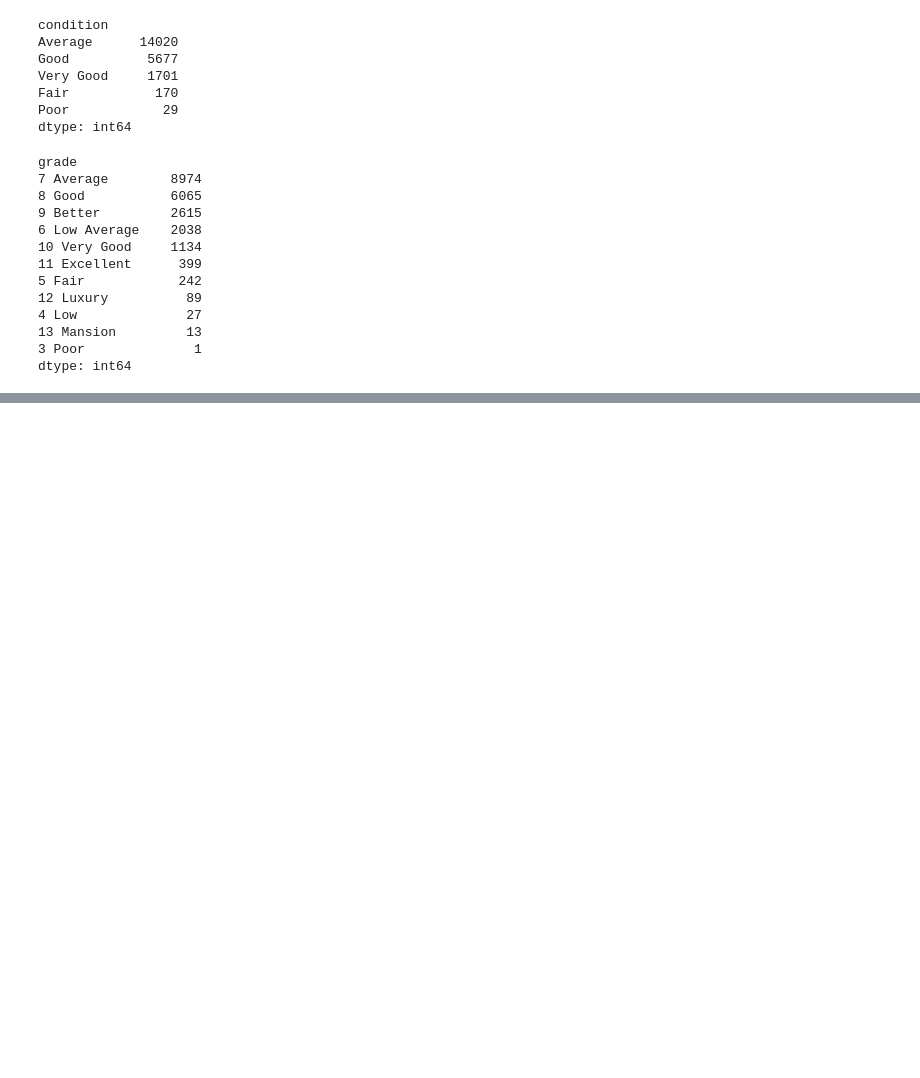
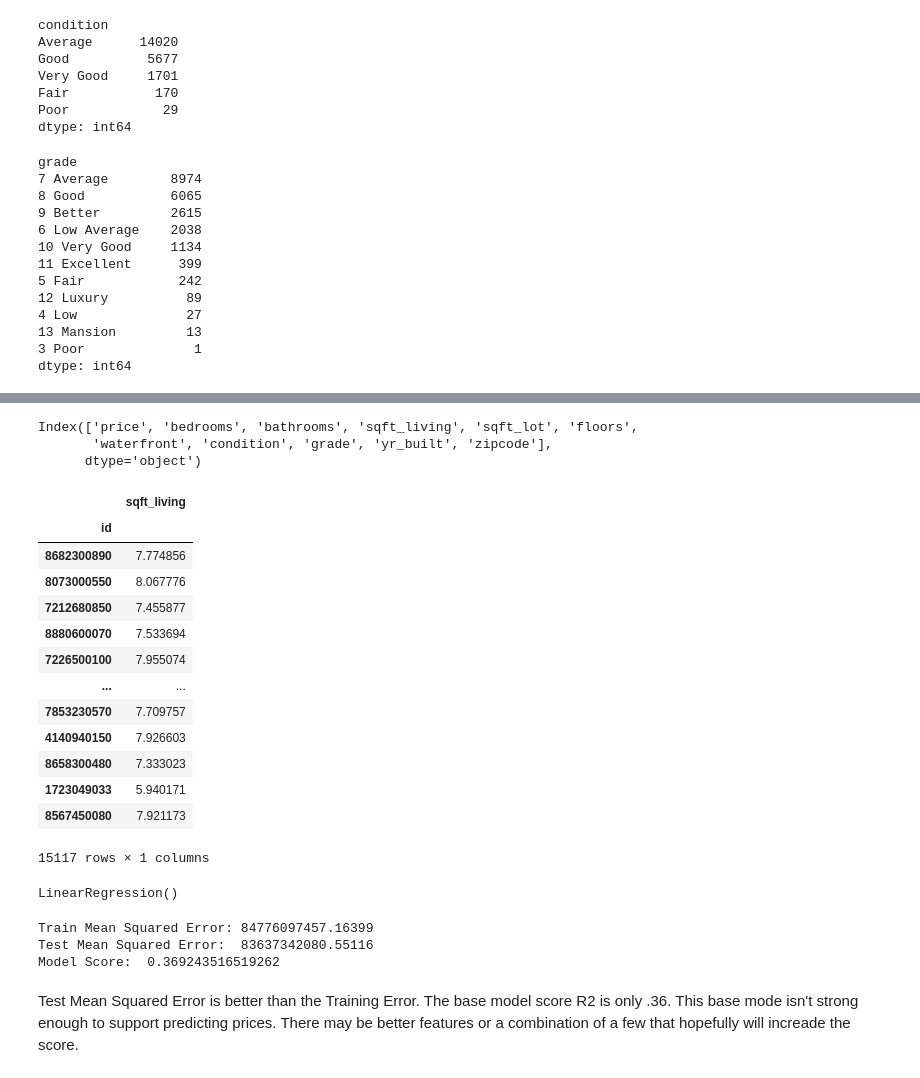
Before and after one commit to Dmvinedata/dsc-phase-2-project-v2-3, a Jupyter notebook: student.ipynb, the cells around one changed output, grey strips where cells are left out. Drawn from its saved outputs; the diff is of its cells as text; code cells hidden in the pictures; blank space fills up the shorter version.

```diff
--- a/student.ipynb
+++ b/student.ipynb
@@ -167,0 +266,13 @@ kc_df.duplicated().sum()
+# %%
+kc_df.columns
+#continous = ["price", "bedrooms", "bathrooms", "sqft_living", "sqft_lot", "floors"]
+#categorical = ["water"]
+# %% [output]
+Index(['price', 'bedrooms', 'bathrooms', 'sqft_living', 'sqft_lot', 'floors',
+       'waterfront', 'condition', 'grade', 'yr_built', 'zipcode'],
+      dtype='object')
+# %%
+#Reshape training data
+X_train[most_correlated_feature]
+X_array = np.array(X_train[most_correlated_feature])
+newarr = X_array.reshape(-1,1)
@@ -167,0 +284,15 @@ kc_df.duplicated().sum()
+# %%
+# Log Transformation
+from sklearn.preprocessing import FunctionTransformer
+
+# Instantiate transformers
+log_transformer = FunctionTransformer(np.log, validate=True)
+
+# Fit transformers
+log_transformer.fit(newarr)
+
+# Transform training data
+X_train_log = pd.DataFrame(log_transformer.transform(newarr),columns= ["sqft_living"], index=X_train.index)
+
+# Transform testing data
+X_test_log = pd.DataFrame(log_transformer.transform(newarr_test),columns= ["sqft_living"], index=X_test.index)
@@ -167,0 +302,22 @@ kc_df.duplicated().sum()
+# %%
+X_train_log
+# %% [output]
+|  | sqft_living |
+| id |  |
+| 8682300890 | 7.774856 |
+| 8073000550 | 8.067776 |
+| 7212680850 | 7.455877 |
+| 8880600070 | 7.533694 |
+| 7226500100 | 7.955074 |
+| ... | ... |
+| 7853230570 | 7.709757 |
+| 4140940150 | 7.926603 |
+| 8658300480 | 7.333023 |
+| 1723049033 | 5.940171 |
+| 8567450080 | 7.921173 |
+15117 rows × 1 columns
+# %%
+linreg.fit(X_train_log, y_train)
+LinearRegression()
+# %% [output]
+LinearRegression()
@@ -167,0 +329,13 @@ kc_df.duplicated().sum()
+# %%
+train_mse = mean_squared_error(y_train, y_hat_train)
+test_mse = mean_squared_error(y_test, y_hat_test)
+Model_score = linreg.score(X_test_log,y_test)
+print('Train Mean Squared Error:', train_mse)
+print('Test Mean Squared Error: ', test_mse)
+print('Model Score: ', Model_score)
+# %% [output]
+Train Mean Squared Error: 84776097457.16399
+Test Mean Squared Error:  83637342080.55116
+Model Score:  0.369243516519262
+# %% [markdown]
+Test Mean Squared Error is better than the Training Error. The base model score R2 is only .36. This base mode isn't strong enough to support predicting prices.  There may be better features or a combination of a few that hopefully will increade the score.
```
Also changed, not shown: parts of 27 cells of this notebook.
